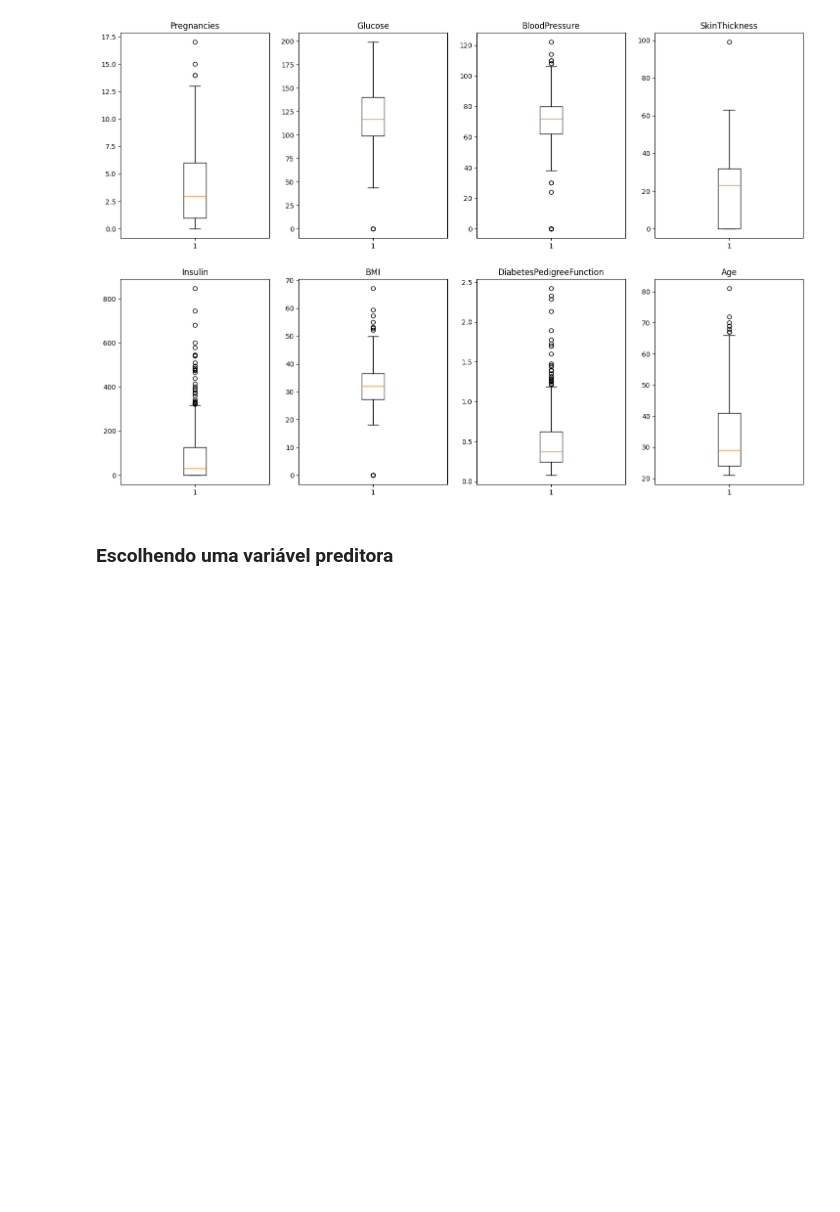
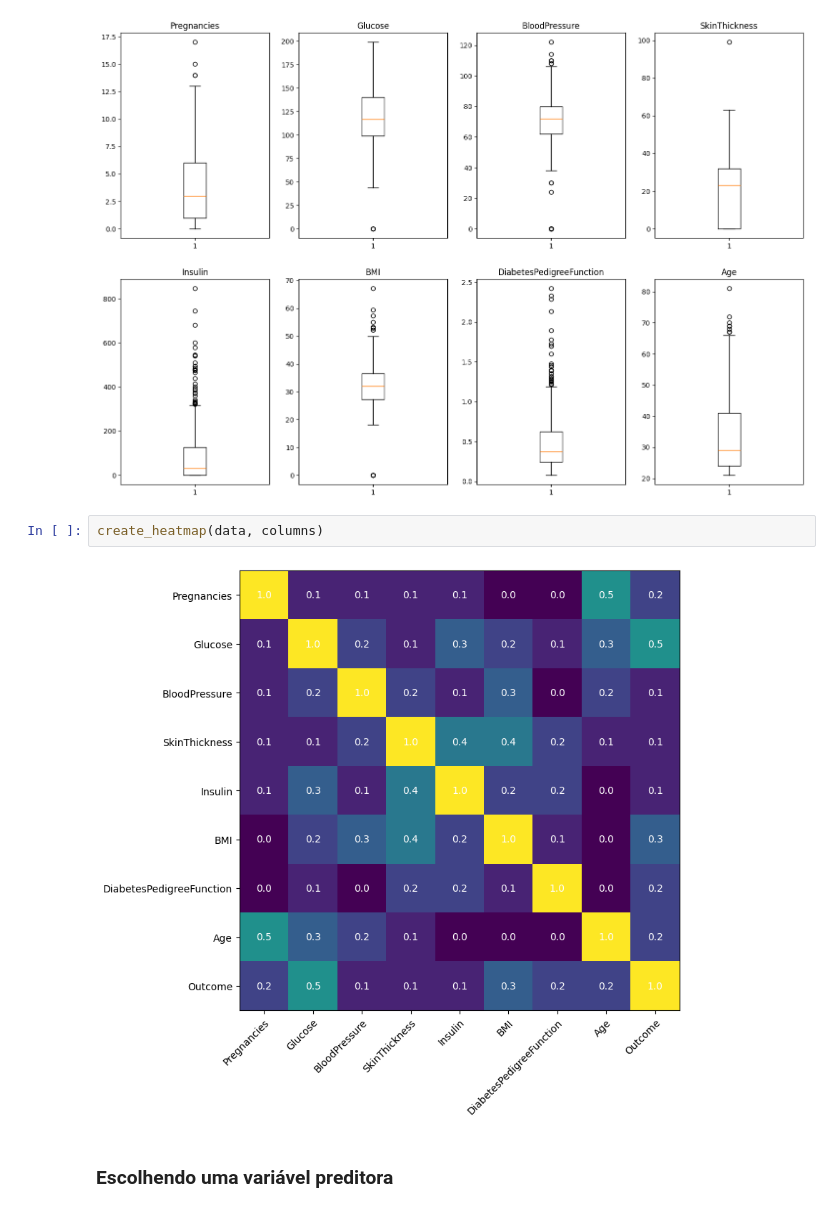
Before and after one commit to HeloisaJ/Lista_Computacional_IA, a Jupyter notebook: AtividadeIA.ipynb, the cells around one changed output. Saved outputs shown, nothing was run; the diff lists cells and outputs as text; blank space fills up the shorter version.

```diff
--- a/AtividadeIA.ipynb
+++ b/AtividadeIA.ipynb
@@ -335,6 +355,10 @@ Quantidade de valores NaN e nulos no dataset: 0
 createBoxPlot(4, 2, data, columns)
 # %% [output]
 [figure]
+# %%
+create_heatmap(data, columns)
+# %% [output]
+[figure, added]
 # %% [markdown]
 ### Escolhendo uma variável preditora
 # %%
```
Also changed, not shown: parts of 2 cells of this notebook.
